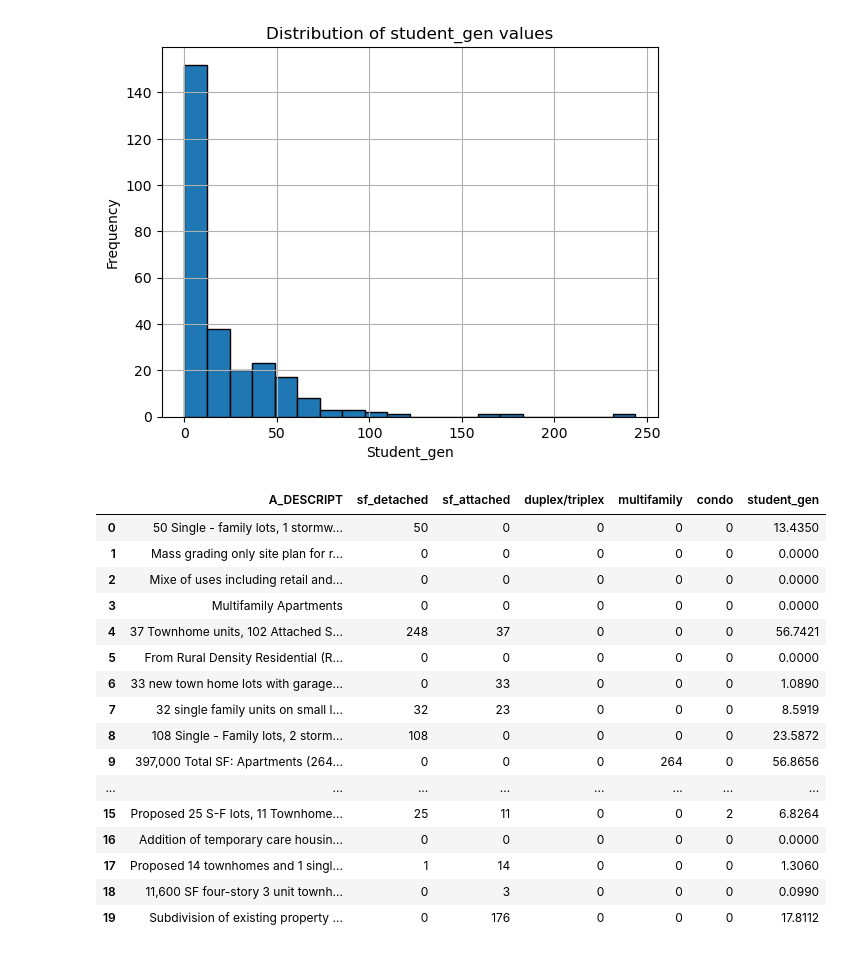
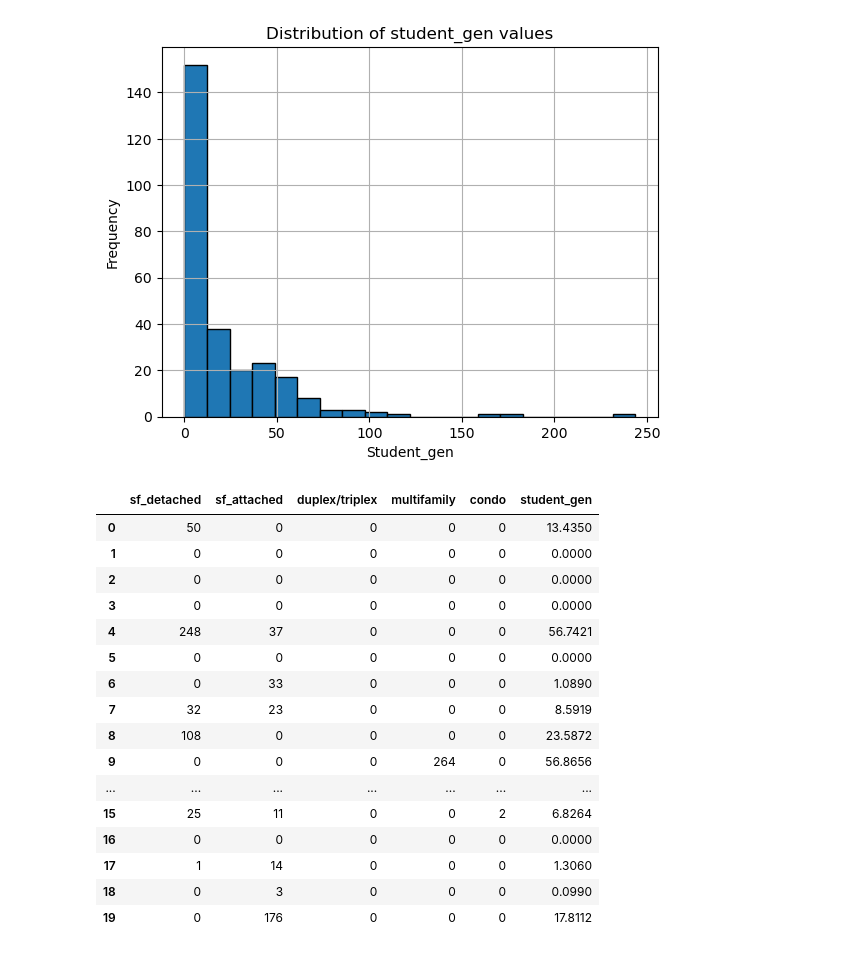
Before and after one commit to olublin/DPS-Planning, a Jupyter notebook: sgr_htype_region.ipynb, the cells around one changed output. Saved outputs shown, nothing was run; the diff lists cells and outputs as text; code cells hidden in the pictures.

```diff
--- a/sgr_htype_region.ipynb
+++ b/sgr_htype_region.ipynb
@@ -98,22 +98,22 @@ pu['student_gen'] = pu['OBJECTID'].map(pu_gen).fillna(0).astype(int)
 pu.to_file('pu_gen.geojson', driver='GeoJSON')
 # %%
 pd.set_option('display.max_colwidth', 100)
-res_dev[['A_DESCRIPT', 'sf_detached', 'sf_attached', 'duplex/triplex', 'multifamily', 'condo', 'student_gen']].head(20)
+res_dev[[ 'sf_detached', 'sf_attached', 'duplex/triplex', 'multifamily', 'condo', 'student_gen']].head(20)
 # %% [output]
-|  | A_DESCRIPT | sf_detached | sf_attached | duplex/triplex | multifamily | condo | student_gen |
-| 0 | 50 Single - family lots, 1 stormw... | 50 | 0 | 0 | 0 | 0 | 13.4350 |
-| 1 | Mass grading only site plan for r... | 0 | 0 | 0 | 0 | 0 | 0.0000 |
-| 2 | Mixe of uses including retail and... | 0 | 0 | 0 | 0 | 0 | 0.0000 |
-| 3 | Multifamily Apartments | 0 | 0 | 0 | 0 | 0 | 0.0000 |
-| 4 | 37 Townhome units, 102 Attached S... | 248 | 37 | 0 | 0 | 0 | 56.7421 |
-| 5 | From Rural Density Residential (R... | 0 | 0 | 0 | 0 | 0 | 0.0000 |
-| 6 | 33 new town home lots with garage... | 0 | 33 | 0 | 0 | 0 | 1.0890 |
-| 7 | 32 single family units on small l... | 32 | 23 | 0 | 0 | 0 | 8.5919 |
-| 8 | 108 Single - Family lots, 2 storm... | 108 | 0 | 0 | 0 | 0 | 23.5872 |
-| 9 | 397,000 Total SF: Apartments (264... | 0 | 0 | 0 | 264 | 0 | 56.8656 |
-| ... | ... | ... | ... | ... | ... | ... | ... |
-| 15 | Proposed 25 S-F lots, 11 Townhome... | 25 | 11 | 0 | 0 | 2 | 6.8264 |
-| 16 | Addition of temporary care housin... | 0 | 0 | 0 | 0 | 0 | 0.0000 |
-| 17 | Proposed 14 townhomes and 1 singl... | 1 | 14 | 0 | 0 | 0 | 1.3060 |
-| 18 | 11,600 SF four-story 3 unit townh... | 0 | 3 | 0 | 0 | 0 | 0.0990 |
-| 19 | Subdivision of existing property ... | 0 | 176 | 0 | 0 | 0 | 17.8112 |
+|  | sf_detached | sf_attached | duplex/triplex | multifamily | condo | student_gen |
+| 0 | 50 | 0 | 0 | 0 | 0 | 13.4350 |
+| 1 | 0 | 0 | 0 | 0 | 0 | 0.0000 |
+| 2 | 0 | 0 | 0 | 0 | 0 | 0.0000 |
+| 3 | 0 | 0 | 0 | 0 | 0 | 0.0000 |
+| 4 | 248 | 37 | 0 | 0 | 0 | 56.7421 |
+| 5 | 0 | 0 | 0 | 0 | 0 | 0.0000 |
+| 6 | 0 | 33 | 0 | 0 | 0 | 1.0890 |
+| 7 | 32 | 23 | 0 | 0 | 0 | 8.5919 |
+| 8 | 108 | 0 | 0 | 0 | 0 | 23.5872 |
+| 9 | 0 | 0 | 0 | 264 | 0 | 56.8656 |
+| ... | ... | ... | ... | ... | ... | ... |
+| 15 | 25 | 11 | 0 | 0 | 2 | 6.8264 |
+| 16 | 0 | 0 | 0 | 0 | 0 | 0.0000 |
+| 17 | 1 | 14 | 0 | 0 | 0 | 1.3060 |
+| 18 | 0 | 3 | 0 | 0 | 0 | 0.0990 |
+| 19 | 0 | 176 | 0 | 0 | 0 | 17.8112 |
```
Also changed, not shown: 4 other files.
